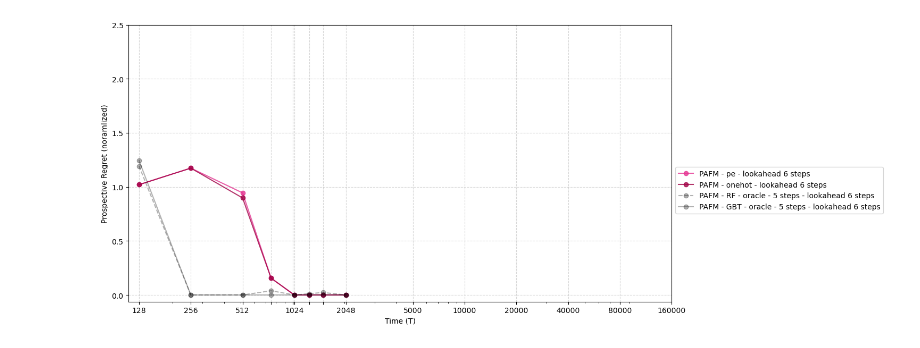
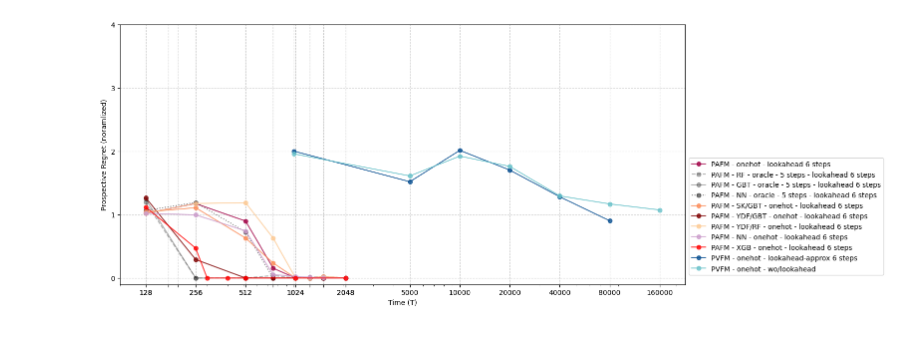
Before and after one commit to neurodata/ProspectiveForaging, a Jupyter notebook: notebooks/read_data.ipynb, the cells around one changed output. Drawn from its saved outputs; the diff is of its cells as text; code cells hidden in the pictures.

```diff
--- a/notebooks/read_data.ipynb
+++ b/notebooks/read_data.ipynb
@@ -117,6 +364,6 @@ PREGRETS_PAFM_opt_GBT_arr = np.vstack(PREGRETS).reshape(-1,1)
 # %%
-plt.figure(figsize=(15, 6))
-Ts_PAFM = Ts = [2**i for i in np.arange(7,10)]+[750]+[1024,1250,1500,2048]
+plt.figure(figsize=(16, 6))
+Ts_PAFM = [2**i for i in np.arange(7,10)]+[750]+[1024,1250,1500,2048]
 Ts_PAFM_ORF = [2**i for i in np.arange(7,10)]+[750]+[1024,1250,1500,2048]
 Ts_PVFM = [1000,5000,10000,20000,40000,80000,160000]
 
@@ -126,7 +373,8 @@ def get_close_colors(cmap_name, start=0.5, delta=0.15,n = 2):
     return cmap_color[:n]
 
 # PAFM: purple/red family
-pafm_pe_orf, pafm_oh_orf,pafm_pe, pafm_oh = get_close_colors("PuRd", start=0.1, delta=0.25,n = 4)
+pafm_pe_nn, pafm_oh_nn,pafm_pe, pafm_oh = get_close_colors("PuRd", start=0.1, delta=0.25,n = 4)
+
 
 # PVFM onehot: greens/blues
 pvfm_oh_lookahead,pvfm_pe_lookahead, pvfm_oh_wo, pvfm_pe_wo = get_close_colors("GnBu", start=0.95, delta=-0.2,n = 4)
@@ -137,11 +385,21 @@ pvfm_oh_wo_MLP, pvfm_pe_wo_MLP= get_close_colors("YlOrBr", start=0.6, delta=0.2)
 # # PA/VFM pe: orange/red
 pavfm_oh_rf_3,pavfm_oh_rf,pavfm_pe_rf = get_close_colors("OrRd", start=0.5, delta=0.4,n = 3)
 
+#sk gbt: green/blue for now
+skgbt_pe, skgbt_oh = get_close_colors("OrRd", start = 0.3, delta = 0.2, n = 2)
+
+
+#ydfgbt: yellow/blue for now
+ydfgbt_pe, ydfgbt_oh = get_close_colors("OrRd", start = 0.8, delta = 0.2, n = 2)
+
+#ydfrf: orange/red for now
+ydfrf_pe, ydfrf_oh = get_close_colors("OrRd", start = 0.1, delta = 0.2, n = 2)
+
 colors = {
     "PAFM_pe": pafm_pe,
     "PAFM_oh": pafm_oh,
-    "PAFM_pe_ORF": pafm_pe_orf,
-    "PAFM_oh_ORF": pafm_oh_orf,
+    "PAFM_pe_NN": pafm_pe_nn,
+    "PAFM_oh_NN": pafm_oh_nn,
     "PVFM_pe": pvfm_pe_lookahead,
     "PVFM_pe_wo": pvfm_pe_wo,
     "PVFM_oh": pvfm_oh_lookahead,
@@ -149,17 +407,44 @@ colors = {
     "PVFM_pe_MLP": pvfm_pe_wo_MLP,
     "PVFM_oh_MLP": pvfm_oh_wo_MLP,
     "PAVFM_oh":pavfm_oh_rf,
-    "PAFM_oh_3steps":pavfm_oh_rf_3
+    "PAFM_oh_3steps":pavfm_oh_rf_3,
+    "SKGBT_pe": skgbt_pe,
+    "SKGBT_oh": skgbt_oh,
+    "YDFGBT_pe": ydfgbt_pe,
+    "YDFGBT_oh": ydfgbt_oh,
+    "YDFRF_pe": ydfrf_pe,
+    "YDFRF_oh": ydfrf_oh
 }
 
-plt.plot(Ts_PAFM, PREGRETS_PAFM_pe_arr, alpha=0.8, marker='o', color=colors["PAFM_pe"],
-         label='PAFM - pe - lookahead 6 steps')
+# plt.plot(Ts_PAFM, PREGRETS_PAFM_pe_arr, alpha=0.8, marker='o', color=colors["PAFM_pe"],
+#          label='PAFM - pe - lookahead 6 steps')
 plt.plot(Ts_PAFM, PREGRETS_PAFM_oh_arr, alpha=0.8, marker='o', color=colors["PAFM_oh"],
          label='PAFM - onehot - lookahead 6 steps')
 plt.plot(Ts_PAFM, PREGRETS_PAFM_opt_arr, alpha=0.3, marker='o', color= 'black',linestyle = '--',
          label='PAFM - RF - oracle - 5 steps - lookahead 6 steps')
 plt.plot(Ts_PAFM, PREGRETS_PAFM_opt_GBT_arr, alpha=0.3, marker='o', color= 'black',linestyle = '-',
          label='PAFM - GBT - oracle - 5 steps - lookahead 6 steps')
+plt.plot(Ts_PAFM, PREGRETS_PAFM_opt_NN_arr, alpha=0.5, marker='o', color= 'black',linestyle = ':',
+         label='PAFM - NN - oracle - 5 steps - lookahead 6 steps')
+# plt.plot(Ts_PAFM, PREGRETS_PAFM_SKGBT_pe_arr, alpha=0.8, marker='o', color=colors["SKGBT_pe"],
+#          label='SKGBT - pe - lookahead 6 steps')
+plt.plot(Ts_PAFM, PREGRETS_PAFM_SKGBT_oh_arr, alpha=0.8, marker='o', color=colors["SKGBT_oh"],
+         label='PAFM - SK/GBT - onehot - lookahead 6 steps')
+# plt.plot(Ts_PAFM, PREGRETS_PAFM_YDFGBT_pe_arr, alpha=0.8, marker='o', color=colors["YDFGBT_pe"],
+#          label='YDFGBT - pe - lookahead 6 steps')
+plt.plot(Ts_PAFM, PREGRETS_PAFM_YDFGBT_oh_arr, alpha=0.8, marker='o', color=colors["YDFGBT_oh"],
+         label='PAFM - YDF/GBT - onehot - lookahead 6 steps')
+# plt.plot(Ts_PAFM, PREGRETS_PAFM_YDFRF_pe_arr, alpha=0.8, marker='o', color=colors["YDFRF_pe"],
+#          label='YDFRF - pe - lookahead 6 steps')
+plt.plot(Ts_PAFM, PREGRETS_PAFM_YDFRF_oh_arr, alpha=0.8, marker='o', color=colors["YDFRF_oh"],
+         label='PAFM - YDF/RF - onehot - lookahead 6 steps')
+
+plt.plot(Ts_PAFM, PREGRETS_PAFM_oh_NN_arr, alpha=0.8, marker='o', color=colors["PAFM_oh_NN"],
+         label='PAFM - NN - onehot - lookahead 6 steps')
+
+plt.plot([128,256,300,400,512,1024,2048], PREGRETS_PAFM_XGB_oh_arr, alpha=0.8, marker='o', color='red',
+         label='PAFM - XGB - onehot - lookahead 6 steps')
+
 
 
 # plt.plot(Ts_PAFM_ORF, PREGRETS_PAFM_pe_ORF_arr.reshape(-1,1), alpha=0.8, marker='o', color=colors["PAFM_pe_ORF"],
@@ -171,46 +456,46 @@ plt.plot(Ts_PAFM, PREGRETS_PAFM_opt_GBT_arr, alpha=0.3, marker='o', color= 'blac
 
 # plt.plot(Ts_PVFM[:-1], PREGRETS_PVFM_pe_lookahead_arr[5,:], alpha=0.8, marker='o',
 #          color=colors["PVFM_pe"], label='PVFM - pe - lookahead-approx 6 steps')
-# plt.plot(Ts_PVFM[:-1], PREGRETS_PVFM_oh_lookahead_arr[5,:], alpha=0.8, marker='o',
-#          color=colors["PVFM_oh"], label='PVFM - onehot - lookahead-approx 6 steps')
+plt.plot(Ts_PVFM[:-1], PREGRETS_PVFM_oh_lookahead_arr.reshape(-1,1), alpha=0.8, marker='o',
+         color=colors["PVFM_oh"], label='PVFM - onehot - lookahead-approx 6 steps')
 # plt.plot(Ts_PVFM[:-1], PREGRETS_PVFM_pe_lookaheadback_arr.reshape(-1,1), alpha=0.3, marker='o',
 #          color=colors["PVFM_pe"], label='PVFM - pe - lookahead-backward 6 steps')
 # plt.plot(Ts_PVFM[:-1], PREGRETS_PVFM_oh_lookaheadback_arr.reshape(-1,1), alpha=0.3, marker='o',
 #          color=colors["PVFM_oh"], label='PVFM - onehot - lookahead-backward 6 steps')
 # plt.plot(Ts_PVFM, PREGRETS_PVFM_pe_arr, alpha=0.8,marker='o',color=colors["PVFM_pe_wo"],
 #          label='PVFM - pe - wo/lookahead')
-# plt.plot(Ts_PVFM, PREGRETS_PVFM_oh_arr, alpha=0.8, marker='o',color=colors["PVFM_oh_wo"],
-#          label='PVFM - onehot - wo/lookahead')
+plt.plot(Ts_PVFM, PREGRETS_PVFM_oh_arr, alpha=0.8, marker='o',color=colors["PVFM_oh_wo"],
+         label='PVFM - onehot - wo/lookahead')
 
 # plt.plot(Ts_PVFM, PREGRETS_PVFM_oh_MLP_arr, alpha=0.5, marker='o',color=colors["PVFM_oh_MLP"],
 #          label='PVFM - MLP - onehot - wo/lookahead')
 # plt.plot(Ts_PVFM, PREGRETS_PVFM_pe_MLP_arr, alpha=0.5, marker='o',color=colors["PVFM_pe_MLP"],
 #          label='PVFM - MLP - pe - wo/lookahead')
 
 # plt.plot(Ts_PAFM, PREGRETS_PAFM_oh_arr[2,:], alpha=0.8, marker='o', color=colors["PAFM_oh_3steps"],
 #          label='PAFM - onehot - lookahead 3 steps')
 # plt.plot(Ts_PVFM[:6], PREGRETS_PAVFM_oh_arr, alpha=0.8, marker='o',color=colors["PAVFM_oh"],
 #          label='PA-VFM - RF -onehot lookahead 3 steps')
 
 
 
 
 plt.xlabel("Time (T)")
 plt.ylabel("Prospective Regret (noramlized)")
 plt.xscale('log')
 
-xticks = Ts_PAFM + Ts_PVFM
+xticks = Ts_PAFM + Ts_PVFM + Ts_opt
 xticklabels = [str(v) if v in [128,256,512,1024,2048,5000,10000,20000,40000,80000,160000] else ""   # hide every 2nd label
                for i, v in enumerate(xticks)]
 plt.xticks(xticks, labels=xticklabels)
 
 # plt.xticks(Ts_PAFM+Ts_PVFM, labels=[str(v) for v in Ts_PAFM+Ts_PVFM])
-plt.yticks([0,0.5,1,1.5,2,2.5])
+plt.yticks([0,1,2,3,4])
 # plt.title('Prospective Regret Across Lookahead Steps - PVFM - PE')
 # plt.xlim(0,700000)
 plt.legend(loc="upper left", bbox_to_anchor=(1, 0.5))
 plt.grid(True, linestyle='--', alpha=0.5)
 plt.tight_layout()
 # plt.show()
 # %% [output]
-[figure, old version]
+[figure, new version]
```
Also changed, not shown: parts of 7 cells of this notebook, 36 other files.
